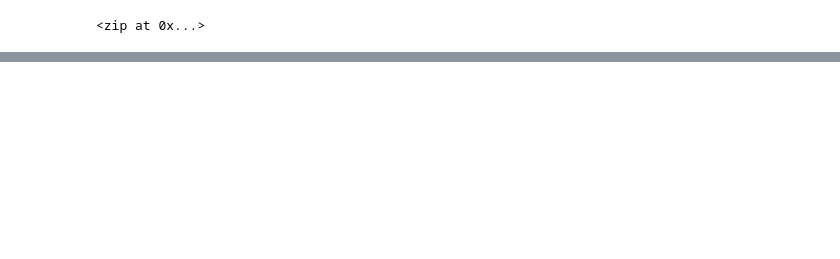
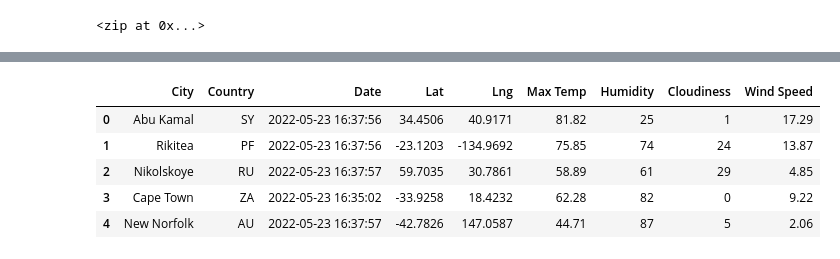
Before and after one commit to Arrock-12/World_Weather_Analysis, a Jupyter notebook: WeatherPy.ipynb, the cells around one changed output, grey strips where cells are left out. Saved outputs shown, nothing was run; the diff lists cells and outputs as text; code cells hidden in the pictures; blank space fills up the shorter version.

```diff
--- a/WeatherPy.ipynb
+++ b/WeatherPy.ipynb
@@ -53,0 +163,11 @@ len(cities)
+# %%
+column_order = ["City", "Country", "Date", "Lat", "Lng", "Max Temp", "Humidity", "Cloudiness", "Wind Speed"]
+city_data_df = city_data_df[column_order]
+city_data_df.head()
+# %% [output]
+|  | City | Country | Date | Lat | Lng | Max Temp | Humidity | Cloudiness | Wind Speed |
+| 0 | Abu Kamal | SY | 2022-05-23 16:37:56 | 34.4506 | 40.9171 | 81.82 | 25 | 1 | 17.29 |
+| 1 | Rikitea | PF | 2022-05-23 16:37:56 | -23.1203 | -134.9692 | 75.85 | 74 | 24 | 13.87 |
+| 2 | Nikolskoye | RU | 2022-05-23 16:37:57 | 59.7035 | 30.7861 | 58.89 | 61 | 29 | 4.85 |
+| 3 | Cape Town | ZA | 2022-05-23 16:35:02 | -33.9258 | 18.4232 | 62.28 | 82 | 0 | 9.22 |
+| 4 | New Norfolk | AU | 2022-05-23 16:37:57 | -42.7826 | 147.0587 | 44.71 | 87 | 5 | 2.06 |
```
Also changed, not shown: parts of 8 cells of this notebook, 3 other files.
